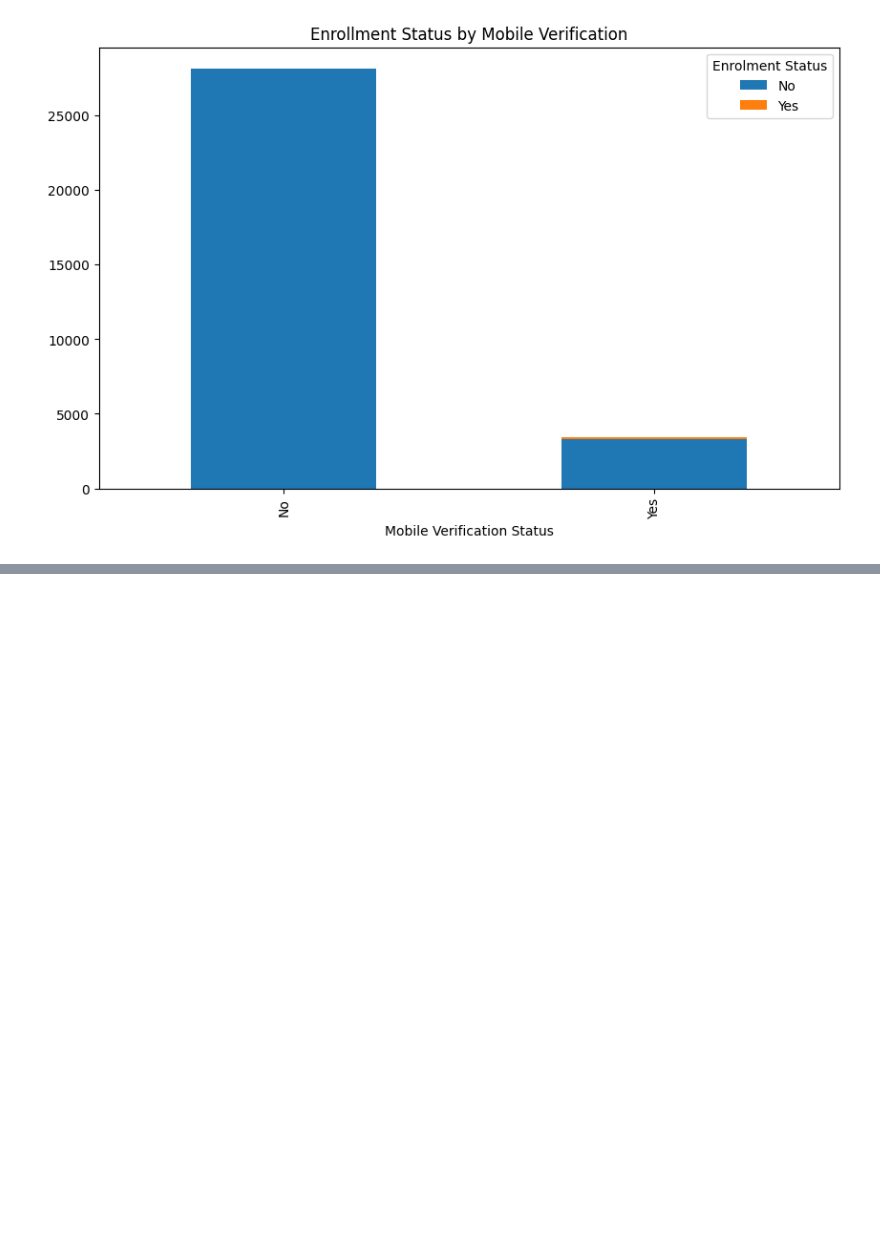
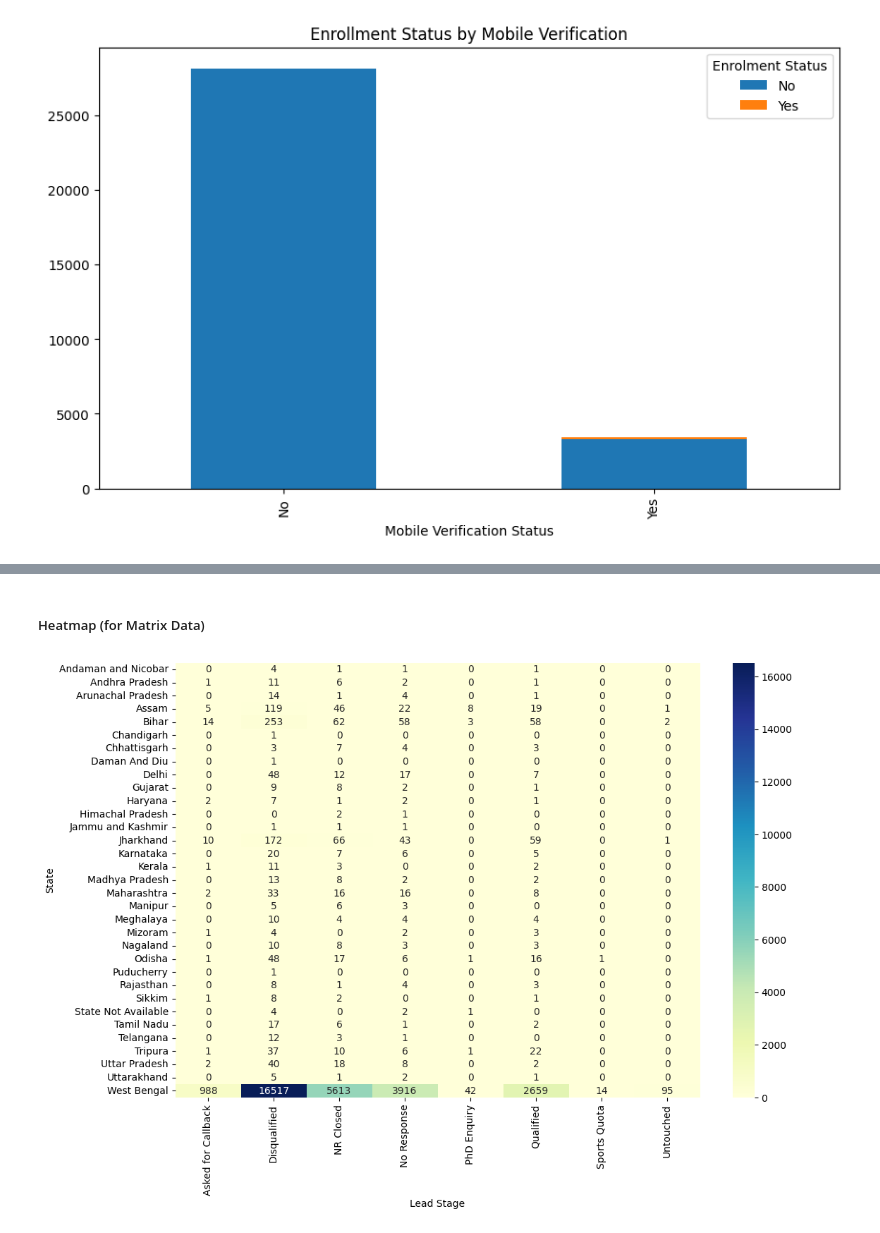
Before and after one commit to kunalmalav/task, a Jupyter notebook: task.ipynb, the cells around one changed output, grey strips where cells are left out. Drawn from its saved outputs; the diff is of its cells as text; code cells hidden in the pictures; blank space fills up the shorter version.

```diff
--- a/task.ipynb
+++ b/task.ipynb
@@ -189,0 +210,10 @@ plt.show()
+# %% [markdown]
+#####  Heatmap (for Matrix Data)
+# %%
+heatmap_data = pd.crosstab(data['State'], data['Lead Stage'])
+
+plt.figure(figsize=(12, 8))
+sns.heatmap(heatmap_data, cmap="YlGnBu", annot=True, fmt='d')
+plt.show()
+# %% [output]
+[figure, added]
```
Also changed, not shown: parts of 14 cells of this notebook.
